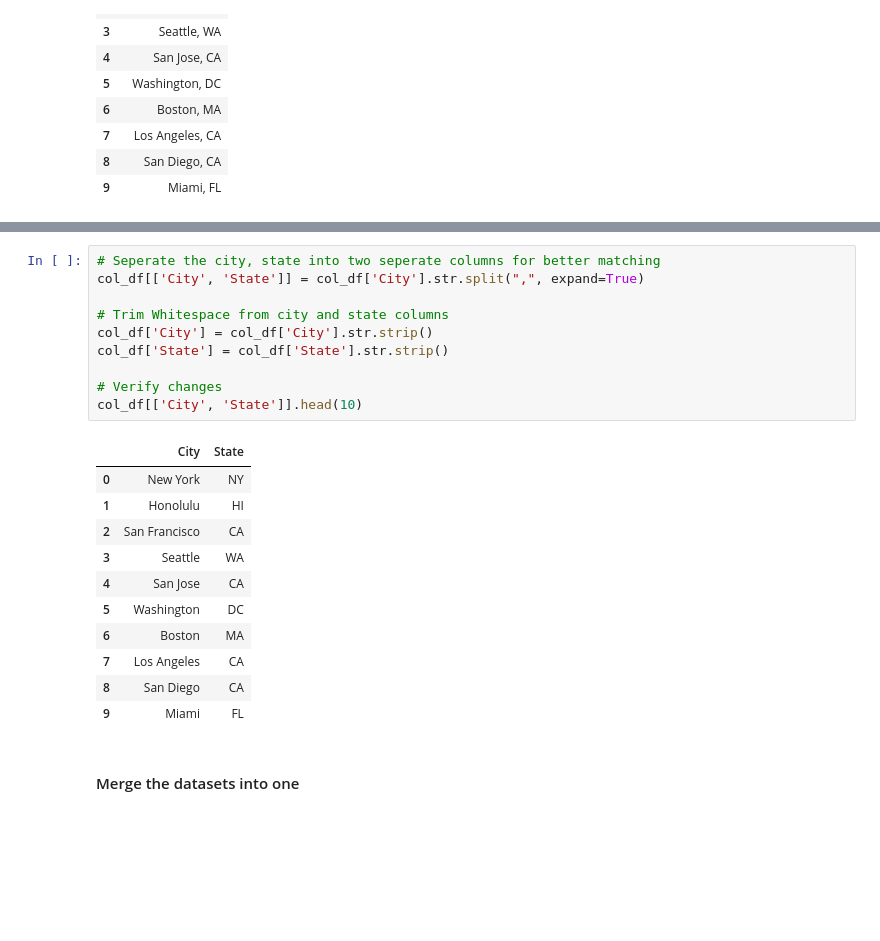
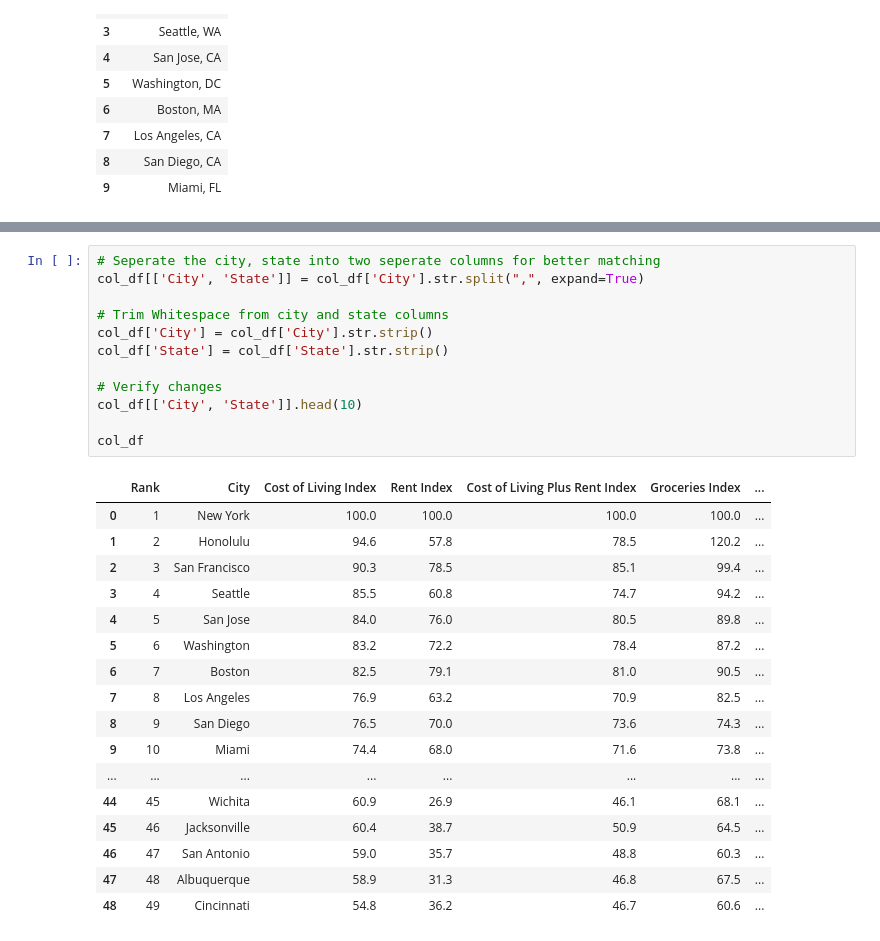
Before and after one commit to nolan-debord/Salary_Database, a Jupyter notebook: notebooks/01_inspect_data.ipynb, the cells around one changed output, grey strips where cells are left out. Cells and saved outputs as stored; diff of their text form; blank space fills up the shorter version.

```diff
--- a/notebooks/01_inspect_data.ipynb
+++ b/notebooks/01_inspect_data.ipynb
@@ -188,24 +358,30 @@ housing_df[['City', 'State']].head(10)
 # %%
 # Seperate the city, state into two seperate columns for better matching
 col_df[['City', 'State']] = col_df['City'].str.split(",", expand=True)
 
 # Trim Whitespace from city and state columns
 col_df['City'] = col_df['City'].str.strip()
 col_df['State'] = col_df['State'].str.strip()
 
 # Verify changes
 col_df[['City', 'State']].head(10)
+
+col_df
 # %% [output]
-|  | City | State |
-| 0 | New York | NY |
-| 1 | Honolulu | HI |
-| 2 | San Francisco | CA |
-| 3 | Seattle | WA |
-| 4 | San Jose | CA |
-| 5 | Washington | DC |
-| 6 | Boston | MA |
-| 7 | Los Angeles | CA |
-| 8 | San Diego | CA |
-| 9 | Miami | FL |
+|  | Rank | City | Cost of Living Index | Rent Index | Cost of Living Plus Rent Index | Groceries Index | ... |
+| 0 | 1 | New York | 100.0 | 100.0 | 100.0 | 100.0 | ... |
+| 1 | 2 | Honolulu | 94.6 | 57.8 | 78.5 | 120.2 | ... |
+| 2 | 3 | San Francisco | 90.3 | 78.5 | 85.1 | 99.4 | ... |
+| 3 | 4 | Seattle | 85.5 | 60.8 | 74.7 | 94.2 | ... |
+| 4 | 5 | San Jose | 84.0 | 76.0 | 80.5 | 89.8 | ... |
+| 5 | 6 | Washington | 83.2 | 72.2 | 78.4 | 87.2 | ... |
+| 6 | 7 | Boston | 82.5 | 79.1 | 81.0 | 90.5 | ... |
+| 7 | 8 | Los Angeles | 76.9 | 63.2 | 70.9 | 82.5 | ... |
+| 8 | 9 | San Diego | 76.5 | 70.0 | 73.6 | 74.3 | ... |
+| 9 | 10 | Miami | 74.4 | 68.0 | 71.6 | 73.8 | ... |
+| ... | ... | ... | ... | ... | ... | ... | ... |
+| 44 | 45 | Wichita | 60.9 | 26.9 | 46.1 | 68.1 | ... |
+| 45 | 46 | Jacksonville | 60.4 | 38.7 | 50.9 | 64.5 | ... |
+| 46 | 47 | San Antonio | 59.0 | 35.7 | 48.8 | 60.3 | ... |
+| 47 | 48 | Albuquerque | 58.9 | 31.3 | 46.8 | 67.5 | ... |
+| 48 | 49 | Cincinnati | 54.8 | 36.2 | 46.7 | 60.6 | ... |
-# %% [markdown]
-#### Merge the datasets into one
```
Also changed, not shown: parts of 43 cells of this notebook, 6 other files.
